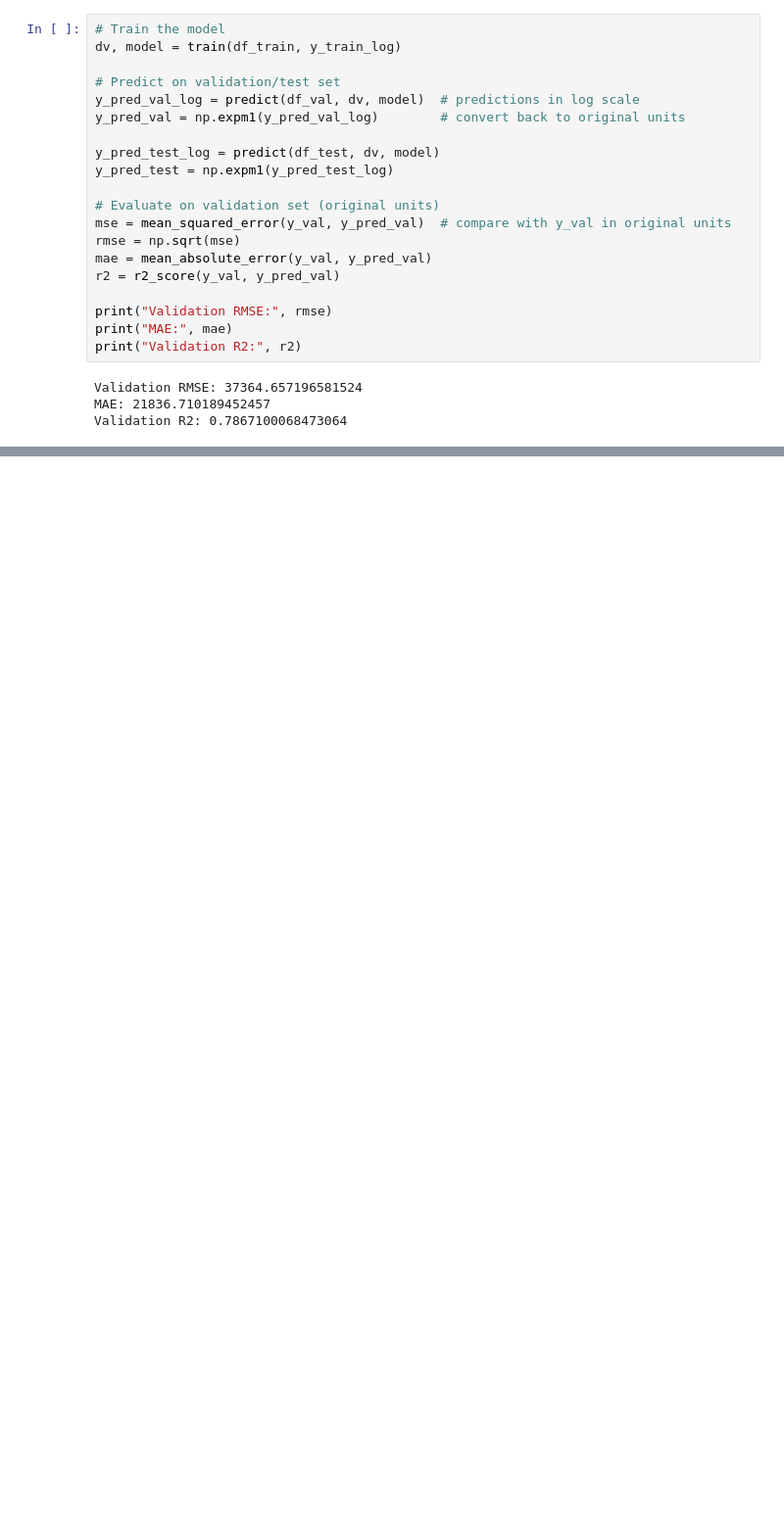
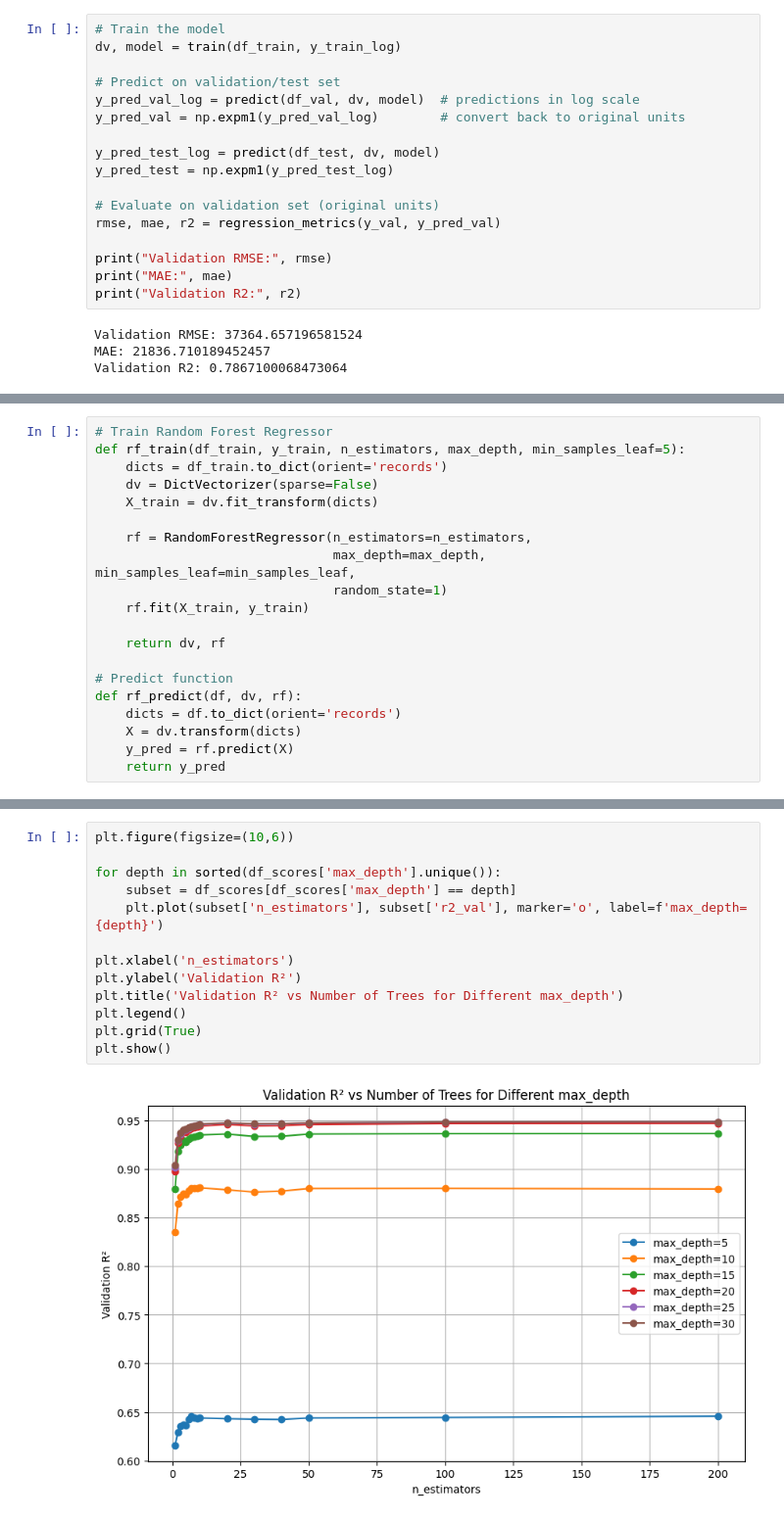
Before and after one commit to Rimsha-Bashir/crop-yield-prediction, a Jupyter notebook: notebooks/03_train_models.ipynb, the cells around one changed output, grey strips where cells are left out. Shown at 98% size. Cells and saved outputs as stored; diff of their text form; blank space fills up the shorter version.

```diff
--- a/notebooks/03_train_models.ipynb
+++ b/notebooks/03_train_models.ipynb
@@ -86,10 +100,7 @@ y_pred_test_log = predict(df_test, dv, model)
 y_pred_test = np.expm1(y_pred_test_log)
 
 # Evaluate on validation set (original units)
-mse = mean_squared_error(y_val, y_pred_val)  # compare with y_val in original units
-rmse = np.sqrt(mse)
-mae = mean_absolute_error(y_val, y_pred_val)
-r2 = r2_score(y_val, y_pred_val)
+rmse, mae, r2 = regression_metrics(y_val, y_pred_val)
 
 print("Validation RMSE:", rmse)
 print("MAE:", mae)
@@ -117,0 +133,20 @@ plt.show()
+# %%
+# Train Random Forest Regressor
+def rf_train(df_train, y_train, n_estimators, max_depth, min_samples_leaf=5):
+    dicts = df_train.to_dict(orient='records')
+    dv = DictVectorizer(sparse=False)
+    X_train = dv.fit_transform(dicts)
+
+    rf = RandomForestRegressor(n_estimators=n_estimators,
+                               max_depth=max_depth, min_samples_leaf=min_samples_leaf,
+                               random_state=1)
+    rf.fit(X_train, y_train)
+
+    return dv, rf
+
+# Predict function
+def rf_predict(df, dv, rf):
+    dicts = df.to_dict(orient='records')
+    X = dv.transform(dicts)
+    y_pred = rf.predict(X)
+    return y_pred
@@ -117,0 +205,15 @@ plt.show()
+# %%
+plt.figure(figsize=(10,6))
+
+for depth in sorted(df_scores['max_depth'].unique()):
+    subset = df_scores[df_scores['max_depth'] == depth]
+    plt.plot(subset['n_estimators'], subset['r2_val'], marker='o', label=f'max_depth={depth}')
+
+plt.xlabel('n_estimators')
+plt.ylabel('Validation R²')
+plt.title('Validation R² vs Number of Trees for Different max_depth')
+plt.legend()
+plt.grid(True)
+plt.show()
+# %% [output]
+[figure, added]
```
Also changed, not shown: parts of 26 cells of this notebook.
